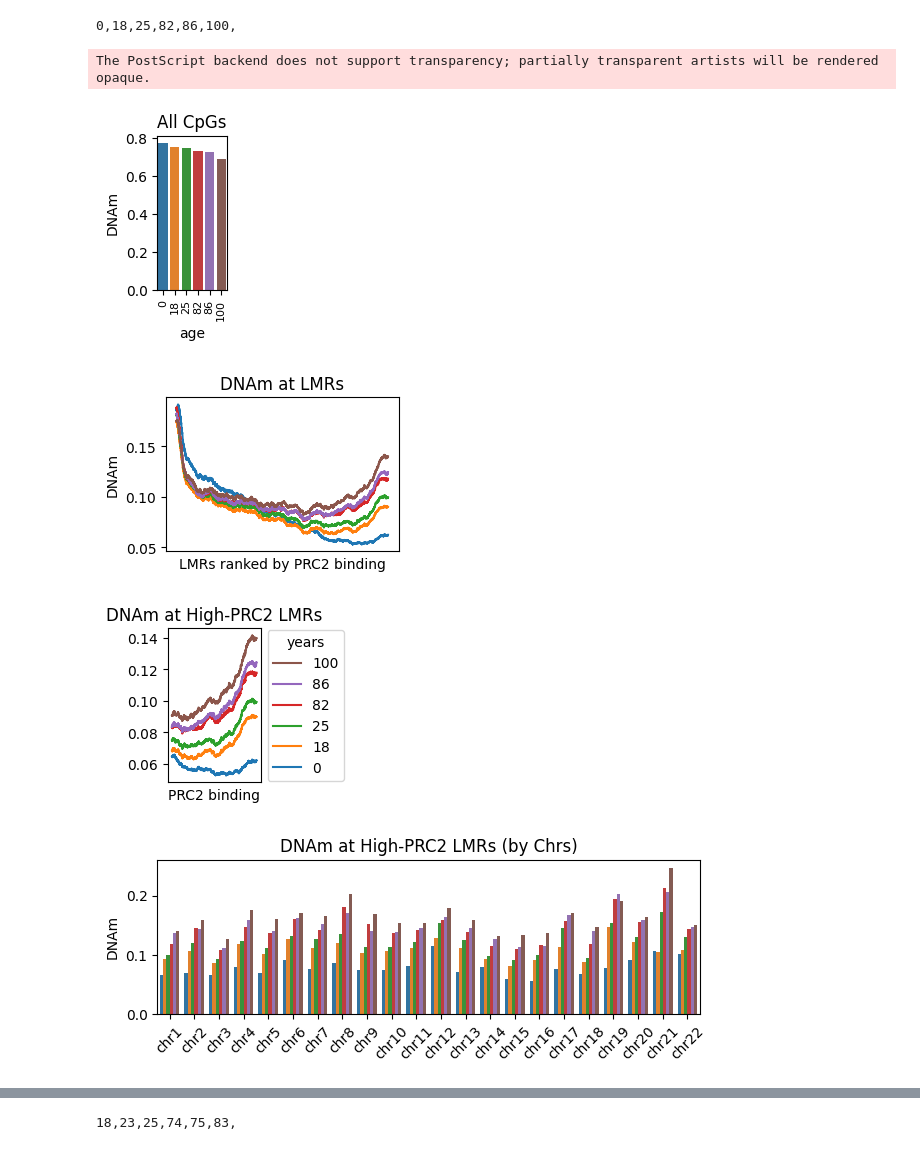
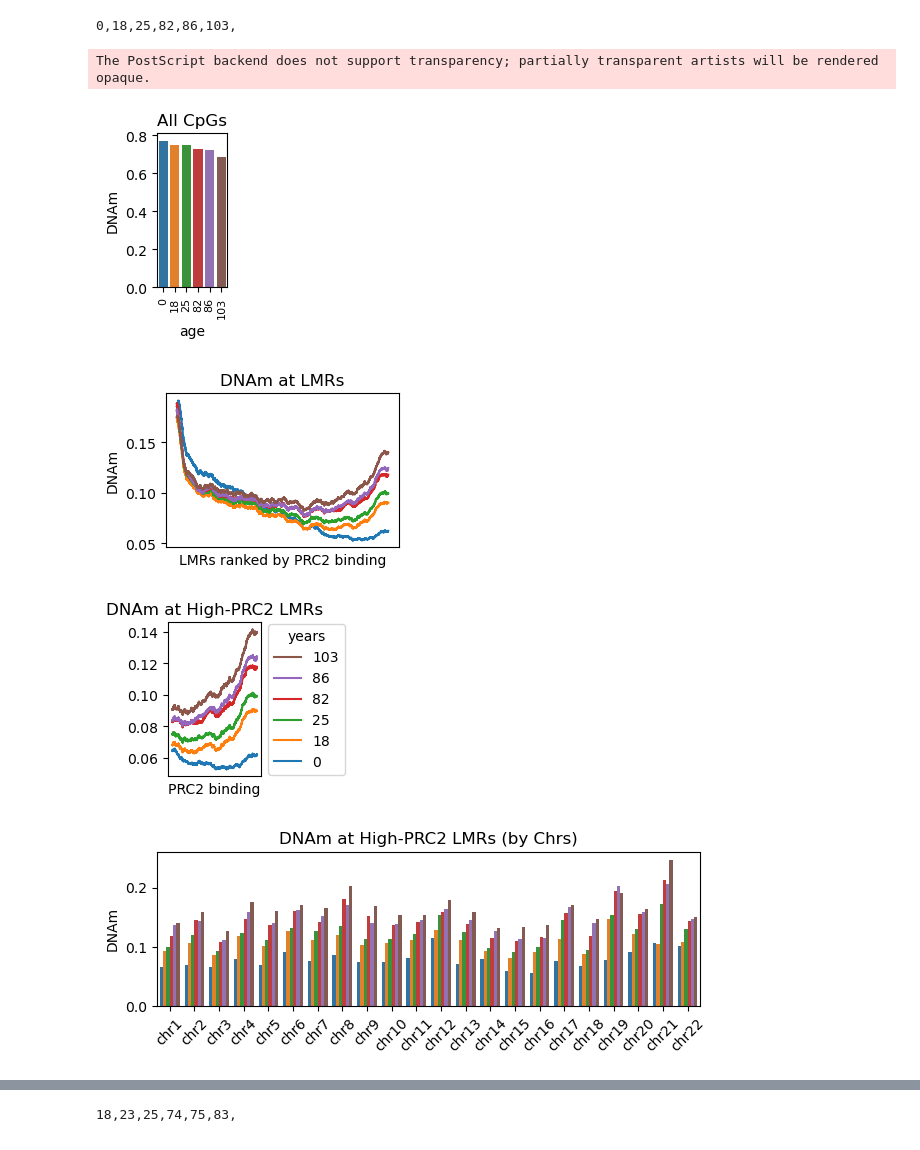
Before and after one commit to moqri/PRC2-AgeIndex, a Jupyter notebook: PRC2-AgeIndex_Manuscript_Figures/Figs1-2&4-6_WGBS_Figures_PRC2-AgeIndex.ipynb, the cells around one changed output, grey strips where cells are left out. Cells and saved outputs as stored; diff of their text form; code cells hidden in the pictures.

```diff
--- a/PRC2-AgeIndex_Manuscript_Figures/Figs1-2&4-6_WGBS_Figures_PRC2-AgeIndex.ipynb
+++ b/PRC2-AgeIndex_Manuscript_Figures/Figs1-2&4-6_WGBS_Figures_PRC2-AgeIndex.ipynb
@@ -31,10 +31,9 @@ def pwg(cells,path,x,chrs=22,labels=[],color=[],w=.9,ylabel='DNAm',figure='f'):
     pl=pd.DataFrame(bs.mean(1))
     pl[x]=cells
     fig, ax = plt.subplots(figsize=(w,2));
-    palette = sns.color_palette("tab10")
+    ax=sns.barplot(data=pl,x=x,y=0);
     if len(color)>0:
-        palette=color
-    ax=sns.barplot(data=pl,x=x,hue=x,y=0,palette=palette);
+        ax=sns.barplot(data=pl,x=x,y=0,palette=color);
     ax.set(ylabel=ylabel,title='All CpGs');
     ax.set_xticklabels(labels);
     plt.xticks(rotation=90,fontsize=8);
@@ -130,21 +129,21 @@ def hprc(cohort,colors):
     fig.savefig('figures/'+'f5_'+cohort+'_high_prc2.eps', dpi=600,bbox_inches='tight',format='eps')
 # %%
 #Fig 2.a - Generating T-cell LMR plots (GSE79798 & GSE31263)
-cells=['0','18','25','82','86','100']
-path='../data/meth/t/'
+cells=['0','18','25','82','86','103']
+path='data/meth/t/'
 pwg(cells,path,'age',figure='Fig2_a_t4_wg');
 t=pd.read_csv('results/t.csv')
 tp=prc(t)
 pprc(tp,figure='Fig2_a_t4_lmr')
 pprch(tp,6,5,figure='Fig2_a_t4_prc')
 chs(t,cells,3,figure='Fig2_b')
 # %% [output]
-0,18,25,82,86,100,
+0,18,25,82,86,103,
 The PostScript backend does not support transparency; partially transparent artists will be rendered opaque.
-[figure, old version]
+[figure, new version]
-[figure, old version]
+[figure, new version]
-[figure, old version]
+[figure, new version]
-[figure, old version]
+[figure, new version]
 # %%
 #Fig 1.c - Gain of methylation between young and old CD4 T-cells (GSE79798 & GSE31263)
 figure='Fig1_c_t'
```
Also changed, not shown: parts of 25 cells of this notebook.
